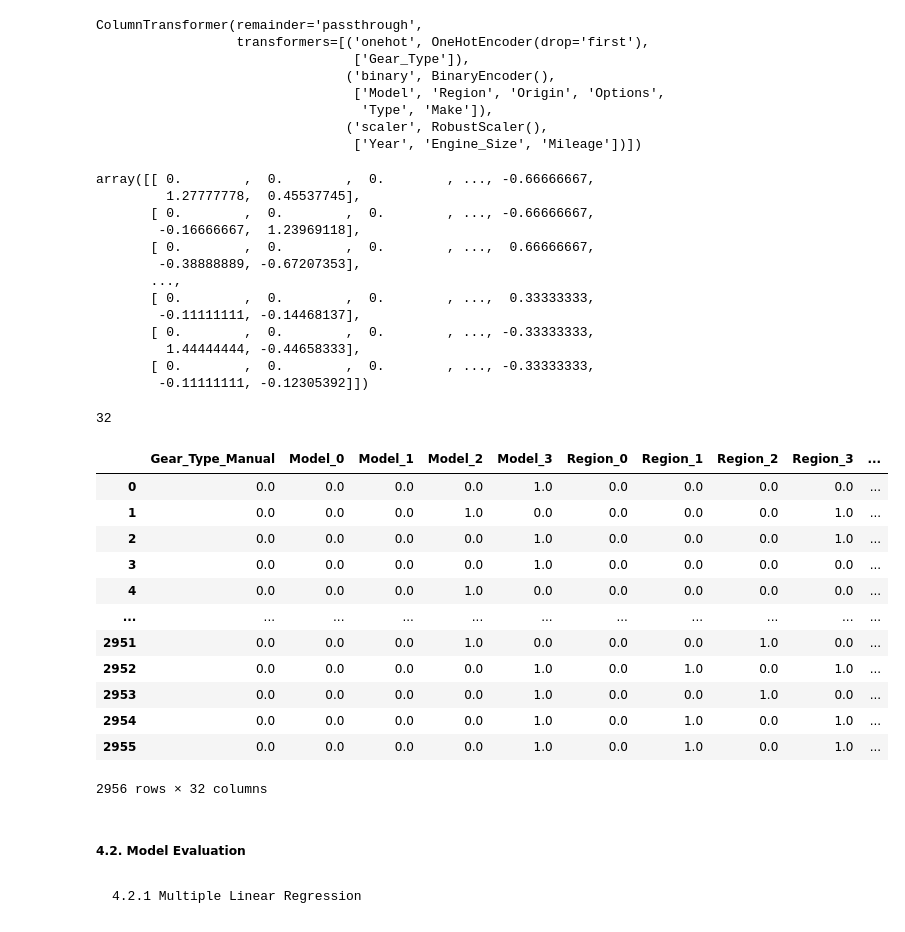
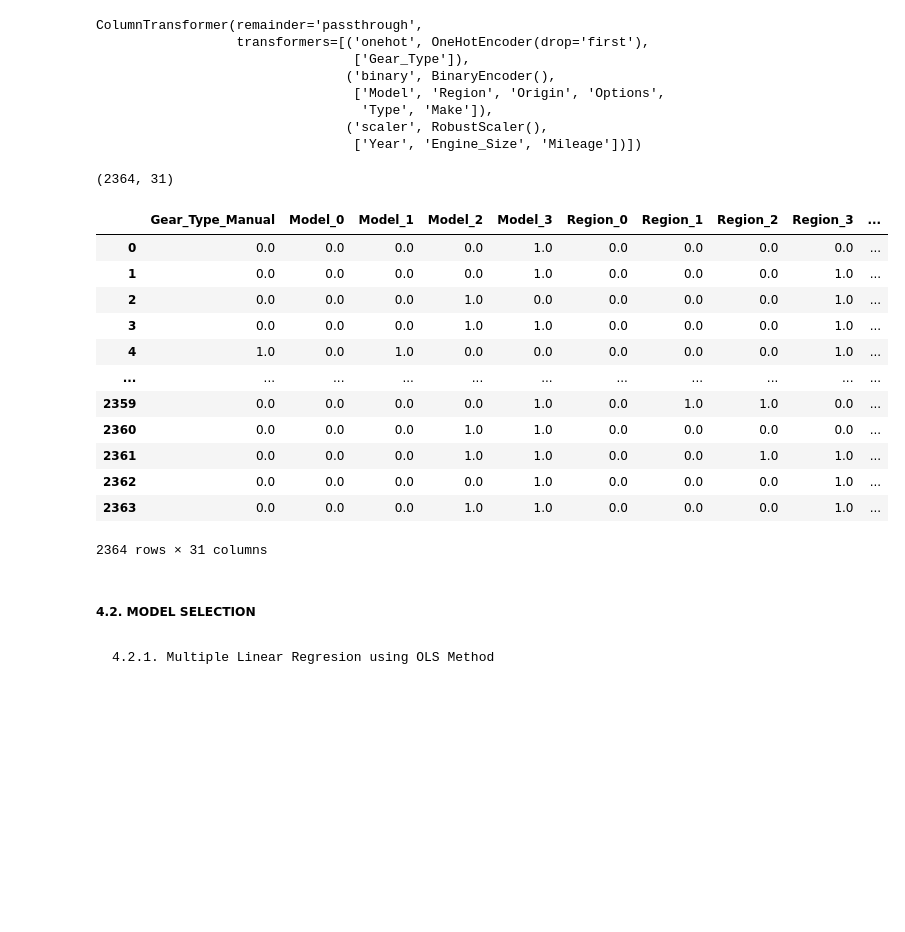
Before and after one commit to fiqrioemry/used_car_regression, a Jupyter notebook: used_car_prediction.ipynb, the cells around one changed output. Saved outputs shown, nothing was run; the diff lists cells and outputs as text; code cells hidden in the pictures; blank space fills up the shorter version.

```diff
--- a/used_car_prediction.ipynb
+++ b/used_car_prediction.ipynb
@@ -657,21 +680,3 @@ ColumnTransformer(remainder='passthrough',
                                   'Type', 'Make']),
                                 ('scaler', RobustScaler(),
                                  ['Year', 'Engine_Size', 'Mileage'])])
-# %%
-X_preprocessed = preprocessor.fit_transform(X)
-
-X_preprocessed
-# %% [output]
-array([[ 0.        ,  0.        ,  0.        , ..., -0.66666667,
-         1.27777778,  0.45537745],
-       [ 0.        ,  0.        ,  0.        , ..., -0.66666667,
-        -0.16666667,  1.23969118],
-       [ 0.        ,  0.        ,  0.        , ...,  0.66666667,
-        -0.38888889, -0.67207353],
-       ...,
-       [ 0.        ,  0.        ,  0.        , ...,  0.33333333,
-        -0.11111111, -0.14468137],
-       [ 0.        ,  0.        ,  0.        , ..., -0.33333333,
-         1.44444444, -0.44658333],
-       [ 0.        ,  0.        ,  0.        , ..., -0.33333333,
-        -0.11111111, -0.12305392]])
@@ -680,32 +683,34 @@ import statsmodels.api as sm
+# %%
+X_train_transformed = preprocessor.fit_transform(X_train)
+X_test_transformed = preprocessor.transform(X_test)
+# %%
+X_train_transformed.shape
+# %% [output]
+(2364, 31)
 # %%
 transformed_columns = (
-    preprocessor.named_transformers_['onehot'].get_feature_names_out(column_one_hot).tolist() +  # Correct name
-    preprocessor.named_transformers_['binary'].get_feature_names_out(column_binary).tolist() +  # Binary encoded
-    column_scaler  # Numerical columns remain unchanged
+    preprocessor.named_transformers_['onehot'].get_feature_names_out(column_one_hot).tolist() +
+    preprocessor.named_transformers_['binary'].get_feature_names_out(column_binary).tolist() +
+    column_scaler
 )
+X_train_transformed_df = pd.DataFrame(X_train_transformed, columns=transformed_columns)
 
-print(len(transformed_columns))
+X_train_transformed_df
 # %% [output]
+|  | Gear_Type_Manual | Model_0 | Model_1 | Model_2 | Model_3 | Region_0 | Region_1 | Region_2 | Region_3 | ... |
+| 0 | 0.0 | 0.0 | 0.0 | 0.0 | 1.0 | 0.0 | 0.0 | 0.0 | 0.0 | ... |
+| 1 | 0.0 | 0.0 | 0.0 | 0.0 | 1.0 | 0.0 | 0.0 | 0.0 | 1.0 | ... |
+| 2 | 0.0 | 0.0 | 0.0 | 1.0 | 0.0 | 0.0 | 0.0 | 0.0 | 1.0 | ... |
+| 3 | 0.0 | 0.0 | 0.0 | 1.0 | 1.0 | 0.0 | 0.0 | 0.0 | 1.0 | ... |
+| 4 | 1.0 | 0.0 | 1.0 | 0.0 | 0.0 | 0.0 | 0.0 | 0.0 | 1.0 | ... |
+| ... | ... | ... | ... | ... | ... | ... | ... | ... | ... | ... |
+| 2359 | 0.0 | 0.0 | 0.0 | 0.0 | 1.0 | 0.0 | 1.0 | 1.0 | 0.0 | ... |
+| 2360 | 0.0 | 0.0 | 0.0 | 1.0 | 1.0 | 0.0 | 0.0 | 0.0 | 0.0 | ... |
+| 2361 | 0.0 | 0.0 | 0.0 | 1.0 | 1.0 | 0.0 | 0.0 | 1.0 | 1.0 | ... |
+| 2362 | 0.0 | 0.0 | 0.0 | 0.0 | 1.0 | 0.0 | 0.0 | 0.0 | 1.0 | ... |
+| 2363 | 0.0 | 0.0 | 0.0 | 1.0 | 1.0 | 0.0 | 0.0 | 0.0 | 1.0 | ... |
-32
+2364 rows × 31 columns
-# %%
-x_transformed_df= pd.DataFrame(X_preprocessed, columns=transformed_columns)
-
-x_transformed_df
-# %% [output]
-|  | Gear_Type_Manual | Model_0 | Model_1 | Model_2 | Model_3 | Region_0 | Region_1 | Region_2 | Region_3 | ... |
-| 0 | 0.0 | 0.0 | 0.0 | 0.0 | 1.0 | 0.0 | 0.0 | 0.0 | 0.0 | ... |
-| 1 | 0.0 | 0.0 | 0.0 | 1.0 | 0.0 | 0.0 | 0.0 | 0.0 | 1.0 | ... |
-| 2 | 0.0 | 0.0 | 0.0 | 0.0 | 1.0 | 0.0 | 0.0 | 0.0 | 1.0 | ... |
-| 3 | 0.0 | 0.0 | 0.0 | 0.0 | 1.0 | 0.0 | 0.0 | 0.0 | 0.0 | ... |
-| 4 | 0.0 | 0.0 | 0.0 | 1.0 | 0.0 | 0.0 | 0.0 | 0.0 | 0.0 | ... |
-| ... | ... | ... | ... | ... | ... | ... | ... | ... | ... | ... |
-| 2951 | 0.0 | 0.0 | 0.0 | 1.0 | 0.0 | 0.0 | 0.0 | 1.0 | 0.0 | ... |
-| 2952 | 0.0 | 0.0 | 0.0 | 0.0 | 1.0 | 0.0 | 1.0 | 0.0 | 1.0 | ... |
-| 2953 | 0.0 | 0.0 | 0.0 | 0.0 | 1.0 | 0.0 | 0.0 | 1.0 | 0.0 | ... |
-| 2954 | 0.0 | 0.0 | 0.0 | 0.0 | 1.0 | 0.0 | 1.0 | 0.0 | 1.0 | ... |
-| 2955 | 0.0 | 0.0 | 0.0 | 0.0 | 1.0 | 0.0 | 1.0 | 0.0 | 1.0 | ... |
-2956 rows × 32 columns
 # %% [markdown]
-##### **4.2. Model Evaluation**
+##### **4.2. MODEL SELECTION**
 # %% [markdown]
-    4.2.1 Multiple Linear Regression
+    4.2.1. Multiple Linear Regresion using OLS Method
```
Also changed, not shown: parts of 26 cells of this notebook.
